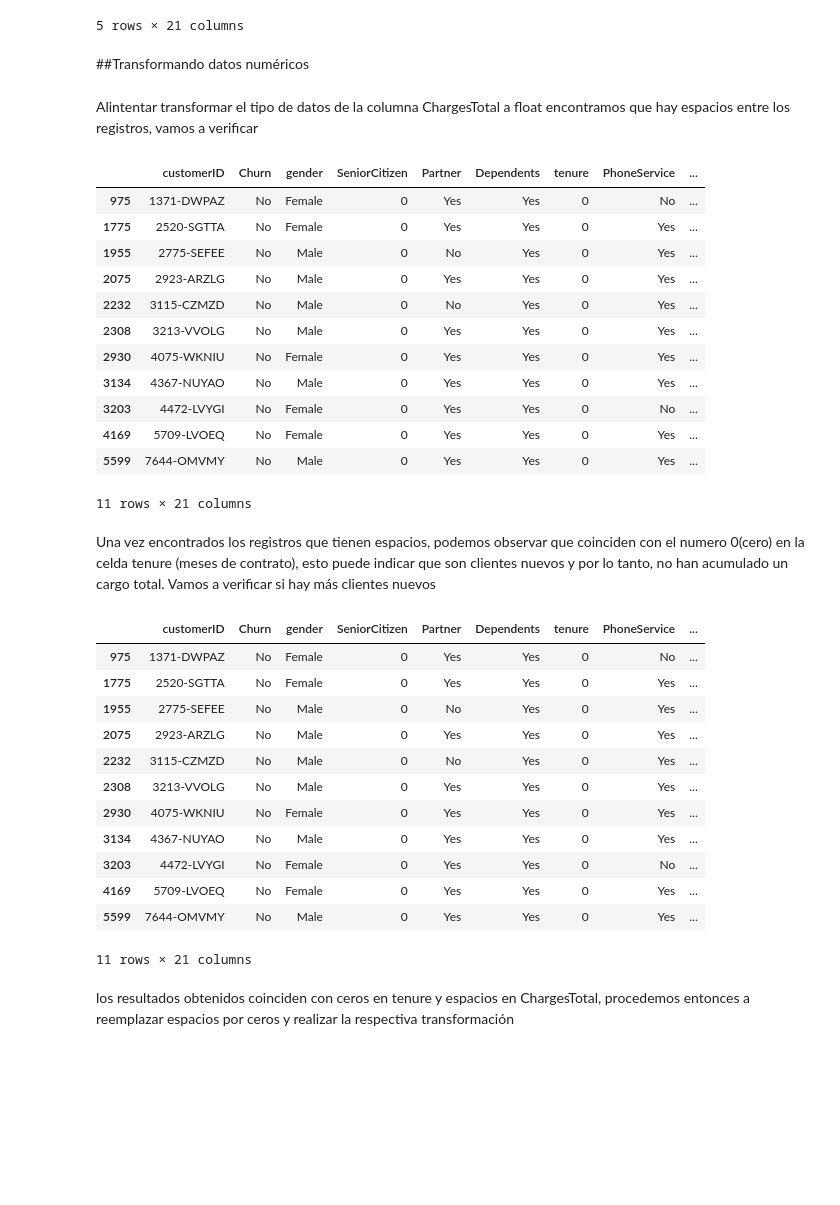
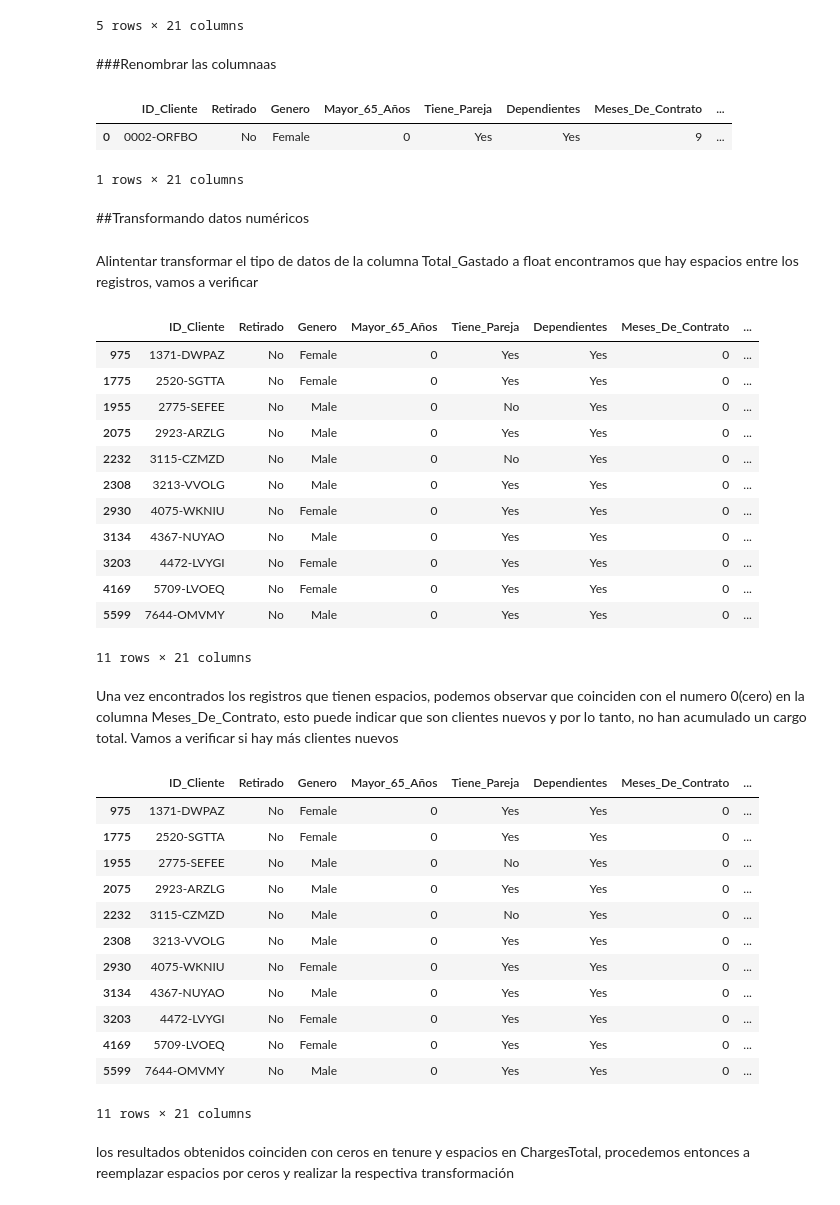
Before and after one commit to Viera1624/TelecomX_LATAM, a Jupyter notebook: telecomx_latam.ipynb, the cells around one changed output. Cells and saved outputs as stored; diff of their text form; code cells hidden in the pictures; blank space fills up the shorter version.

```diff
--- a/telecomx_latam.ipynb
+++ b/telecomx_latam.ipynb
@@ -109,43 +111,62 @@ datos_clientes_norm.head()
 | 3 | 0011-IGKFF | Yes | Male | 1 | Yes | No | 13 | Yes | ... |
 | 4 | 0013-EXCHZ | Yes | Female | 1 | Yes | No | 3 | Yes | ... |
 5 rows × 21 columns
+# %% [markdown]
+###Renombrar las columnaas
+# %%
+columnas = list(datos_clientes_norm.columns)
+
+columnas_nuevas = ['ID_Cliente','Retirado','Genero','Mayor_65_Años','Tiene_Pareja','Dependientes',
+                    'Meses_De_Contrato','Servicio_Telefonico','Multiples_Lineas','Servicio_Internet','Seguridad_En_linea',
+                    'Respaldo_En_linea','Proteccion_Del_Dispositivo','Soporte_Tecnico','Television_Por_Cable','Streaming_Peliculas',
+                    'Tipo_De_Contrato', 'Factura_En_Linea','Metodo_De_Pago', 'Total_Por_Mes',
+                    'Total_Gastado']
+
+renombrar = dict(zip(columnas,columnas_nuevas))
+# %%
+datos_clientes_norm.rename(columns=renombrar, inplace=True)
+datos_clientes_norm.head(1)
+# %% [output]
+|  | ID_Cliente | Retirado | Genero | Mayor_65_Años | Tiene_Pareja | Dependientes | Meses_De_Contrato | ... |
+| 0 | 0002-ORFBO | No | Female | 0 | Yes | Yes | 9 | ... |
+1 rows × 21 columns
 # %% [markdown]
 ##Transformando datos numéricos
 # %% [markdown]
-Alintentar transformar el tipo de datos de la columna ChargesTotal a float encontramos que hay espacios entre los registros, vamos a verificar
+Alintentar transformar el tipo de datos de la columna Total_Gastado a float encontramos que hay espacios entre los registros, vamos a verificar
 # %%
-datos_clientes_norm[datos_clientes_norm['ChargesTotal'].str.contains('\ ', na= False)]
+datos_clientes_norm[datos_clientes_norm['Total_Gastado'].str.contains('\ ', na= False)]
 # %% [output]
-|  | customerID | Churn | gender | SeniorCitizen | Partner | Dependents | tenure | PhoneService | ... |
-| 975 | 1371-DWPAZ | No | Female | 0 | Yes | Yes | 0 | No | ... |
-| 1775 | 2520-SGTTA | No | Female | 0 | Yes | Yes | 0 | Yes | ... |
-| 1955 | 2775-SEFEE | No | Male | 0 | No | Yes | 0 | Yes | ... |
-| 2075 | 2923-ARZLG | No | Male | 0 | Yes | Yes | 0 | Yes | ... |
-| 2232 | 3115-CZMZD | No | Male | 0 | No | Yes | 0 | Yes | ... |
-| 2308 | 3213-VVOLG | No | Male | 0 | Yes | Yes | 0 | Yes | ... |
-| 2930 | 4075-WKNIU | No | Female | 0 | Yes | Yes | 0 | Yes | ... |
-| 3134 | 4367-NUYAO | No | Male | 0 | Yes | Yes | 0 | Yes | ... |
-| 3203 | 4472-LVYGI | No | Female | 0 | Yes | Yes | 0 | No | ... |
-| 4169 | 5709-LVOEQ | No | Female | 0 | Yes | Yes | 0 | Yes | ... |
-| 5599 | 7644-OMVMY | No | Male | 0 | Yes | Yes | 0 | Yes | ... |
+|  | ID_Cliente | Retirado | Genero | Mayor_65_Años | Tiene_Pareja | Dependientes | Meses_De_Contrato | ... |
+| 975 | 1371-DWPAZ | No | Female | 0 | Yes | Yes | 0 | ... |
+| 1775 | 2520-SGTTA | No | Female | 0 | Yes | Yes | 0 | ... |
+| 1955 | 2775-SEFEE | No | Male | 0 | No | Yes | 0 | ... |
+| 2075 | 2923-ARZLG | No | Male | 0 | Yes | Yes | 0 | ... |
+| 2232 | 3115-CZMZD | No | Male | 0 | No | Yes | 0 | ... |
+| 2308 | 3213-VVOLG | No | Male | 0 | Yes | Yes | 0 | ... |
+| 2930 | 4075-WKNIU | No | Female | 0 | Yes | Yes | 0 | ... |
+| 3134 | 4367-NUYAO | No | Male | 0 | Yes | Yes | 0 | ... |
+| 3203 | 4472-LVYGI | No | Female | 0 | Yes | Yes | 0 | ... |
+| 4169 | 5709-LVOEQ | No | Female | 0 | Yes | Yes | 0 | ... |
+| 5599 | 7644-OMVMY | No | Male | 0 | Yes | Yes | 0 | ... |
 11 rows × 21 columns
 # %% [markdown]
-Una vez encontrados los registros que tienen espacios, podemos observar que coinciden con el numero 0(cero) en la celda tenure (meses de contrato), esto puede indicar que son clientes nuevos y por lo tanto, no han acumulado un cargo total. Vamos a verificar si hay más clientes nuevos
+Una vez encontrados los registros que tienen espacios, podemos observar que coinciden con el numero 0(cero) en la columna Meses_De_Contrato, esto puede indicar que son clientes nuevos y por lo tanto, no han acumulado un cargo total. Vamos a verificar si hay más clientes nuevos
 # %%
-datos_clientes_norm.query('tenure == 0')
+datos_clientes_norm.query('Meses_De_Contrato == 0')
 # %% [output]
-|  | customerID | Churn | gender | SeniorCitizen | Partner | Dependents | tenure | PhoneService | ... |
-| 975 | 1371-DWPAZ | No | Female | 0 | Yes | Yes | 0 | No | ... |
-| 1775 | 2520-SGTTA | No | Female | 0 | Yes | Yes | 0 | Yes | ... |
-| 1955 | 2775-SEFEE | No | Male | 0 | No | Yes | 0 | Yes | ... |
-| 2075 | 2923-ARZLG | No | Male | 0 | Yes | Yes | 0 | Yes | ... |
-| 2232 | 3115-CZMZD | No | Male | 0 | No | Yes | 0 | Yes | ... |
-| 2308 | 3213-VVOLG | No | Male | 0 | Yes | Yes | 0 | Yes | ... |
-| 2930 | 4075-WKNIU | No | Female | 0 | Yes | Yes | 0 | Yes | ... |
-| 3134 | 4367-NUYAO | No | Male | 0 | Yes | Yes | 0 | Yes | ... |
-| 3203 | 4472-LVYGI | No | Female | 0 | Yes | Yes | 0 | No | ... |
-| 4169 | 5709-LVOEQ | No | Female | 0 | Yes | Yes | 0 | Yes | ... |
-| 5599 | 7644-OMVMY | No | Male | 0 | Yes | Yes | 0 | Yes | ... |
+|  | ID_Cliente | Retirado | Genero | Mayor_65_Años | Tiene_Pareja | Dependientes | Meses_De_Contrato | ... |
+| 975 | 1371-DWPAZ | No | Female | 0 | Yes | Yes | 0 | ... |
+| 1775 | 2520-SGTTA | No | Female | 0 | Yes | Yes | 0 | ... |
+| 1955 | 2775-SEFEE | No | Male | 0 | No | Yes | 0 | ... |
+| 2075 | 2923-ARZLG | No | Male | 0 | Yes | Yes | 0 | ... |
+| 2232 | 3115-CZMZD | No | Male | 0 | No | Yes | 0 | ... |
+| 2308 | 3213-VVOLG | No | Male | 0 | Yes | Yes | 0 | ... |
+| 2930 | 4075-WKNIU | No | Female | 0 | Yes | Yes | 0 | ... |
+| 3134 | 4367-NUYAO | No | Male | 0 | Yes | Yes | 0 | ... |
+| 3203 | 4472-LVYGI | No | Female | 0 | Yes | Yes | 0 | ... |
+| 4169 | 5709-LVOEQ | No | Female | 0 | Yes | Yes | 0 | ... |
+| 5599 | 7644-OMVMY | No | Male | 0 | Yes | Yes | 0 | ... |
 11 rows × 21 columns
 # %% [markdown]
 los resultados obtenidos coinciden con ceros en tenure y espacios en ChargesTotal, procedemos entonces a reemplazar espacios por ceros y realizar la respectiva transformación
```
Also changed, not shown: parts of 15 cells of this notebook.
